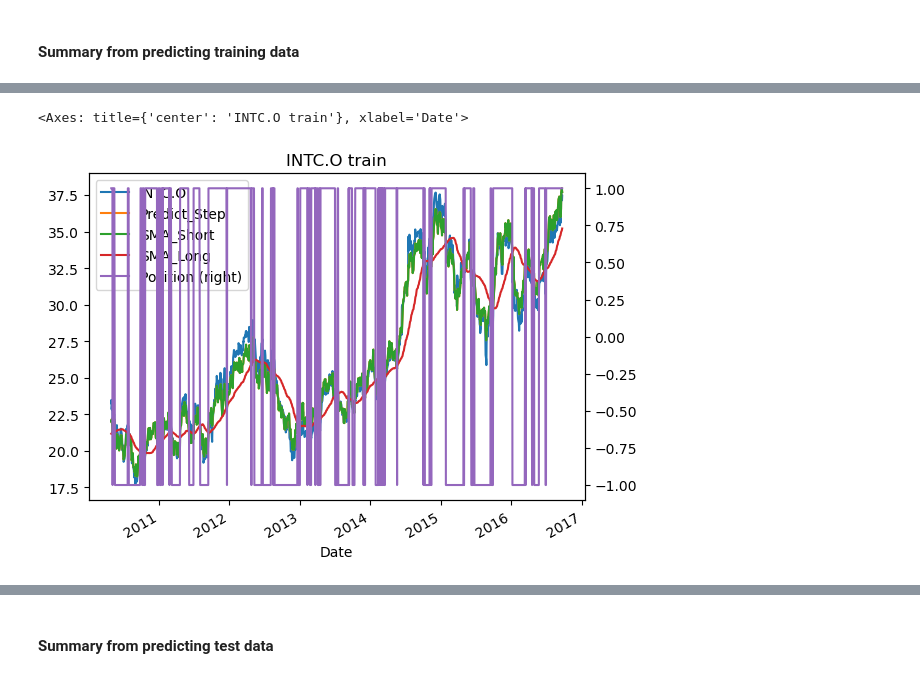
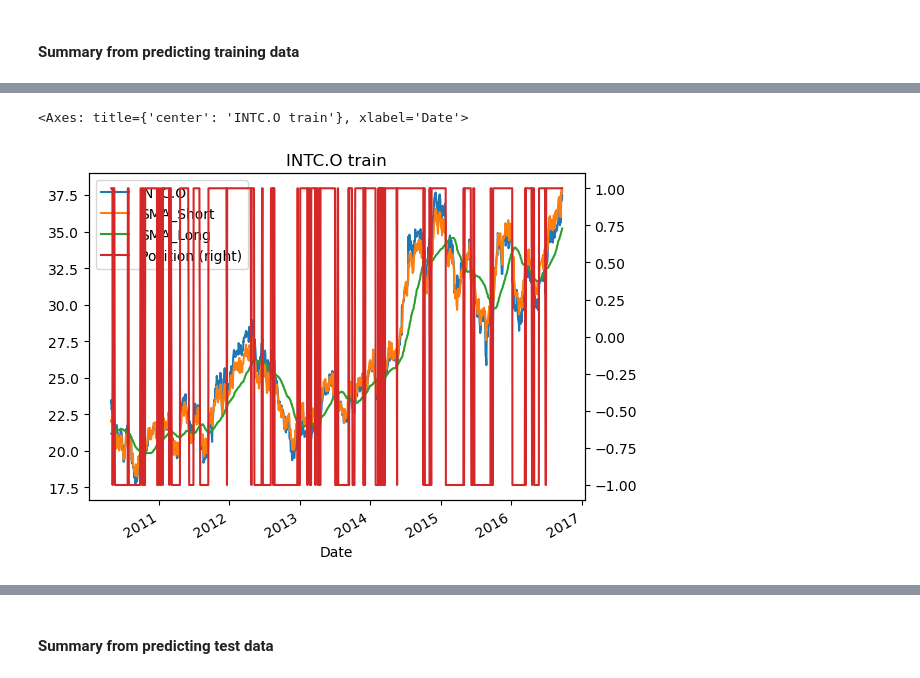
Before and after one commit to albertarielw/qf2103, a Jupyter notebook: Stepwise Regression - predict price using external data (SMA) - optimize.ipynb, the cells around one changed output, grey strips where cells are left out. Cells and saved outputs as stored; diff of their text form; code cells hidden in the pictures.

```diff
--- a/Stepwise Regression - predict price using external data (SMA) - optimize.ipynb
+++ b/Stepwise Regression - predict price using external data (SMA) - optimize.ipynb
@@ -664,5 +683,5 @@ MSFTO_train[['MSFT.O', 'Predict_Step', 'SMA_Short', 'SMA_Long', 'Position']].plo
 # %%
-INTCO_train[['INTC.O', 'Predict_Step', 'SMA_Short', 'SMA_Long', 'Position']].plot(secondary_y = 'Position', title = 'INTC.O train')
+INTCO_train[['INTC.O', 'SMA_Short', 'SMA_Long', 'Position']].plot(secondary_y = 'Position', title = 'INTC.O train')
 # %% [output]
 <Axes: title={'center': 'INTC.O train'}, xlabel='Date'>
-[figure, old version]
+[figure, new version]
```
Also changed, not shown: parts of 34 cells of this notebook, 1 other file.
